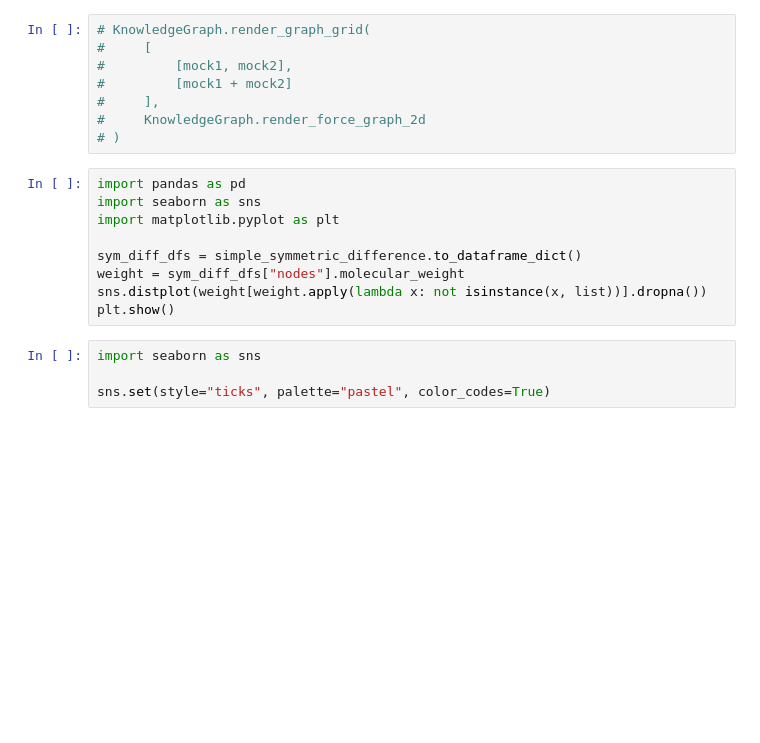
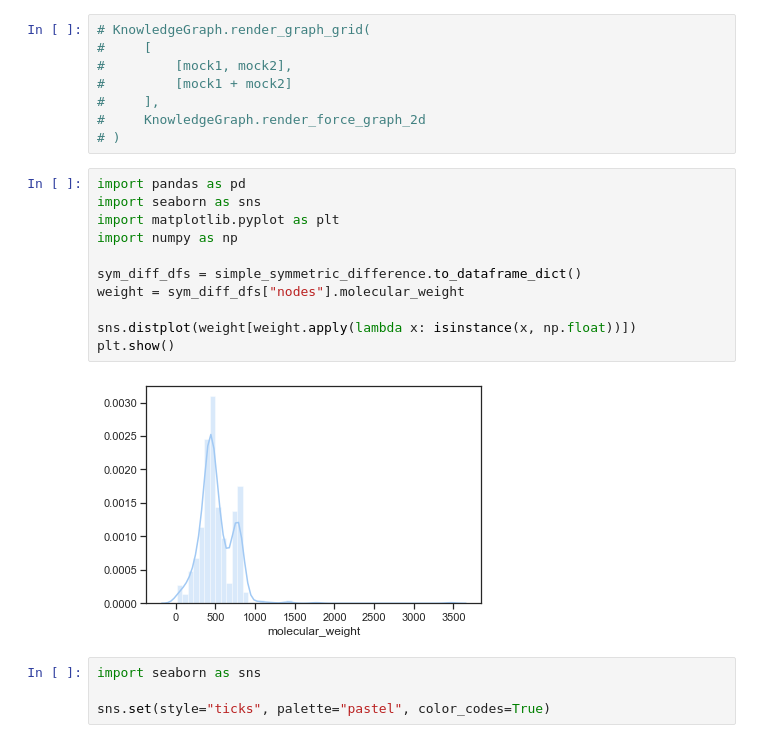
Before and after one commit to frostyfan109/TranQL-Jupyter, a Jupyter notebook: test_notebooks/test_mock.ipynb, the cells around one changed output. Saved outputs shown, nothing was run; the diff lists cells and outputs as text; blank space fills up the shorter version.

```diff
--- a/test_notebooks/test_mock.ipynb
+++ b/test_notebooks/test_mock.ipynb
@@ -37,12 +37,16 @@ mock1.render_edge_table()
 # %%
 import pandas as pd
 import seaborn as sns
 import matplotlib.pyplot as plt
+import numpy as np
 
 sym_diff_dfs = simple_symmetric_difference.to_dataframe_dict()
 weight = sym_diff_dfs["nodes"].molecular_weight
-sns.distplot(weight[weight.apply(lambda x: not isinstance(x, list))].dropna())
+
+sns.distplot(weight[weight.apply(lambda x: isinstance(x, np.float))])
 plt.show()
+# %% [output]
+[figure, added]
 # %%
 import seaborn as sns
 
```
Also changed, not shown: parts of 5 cells of this notebook, 8 other files.
